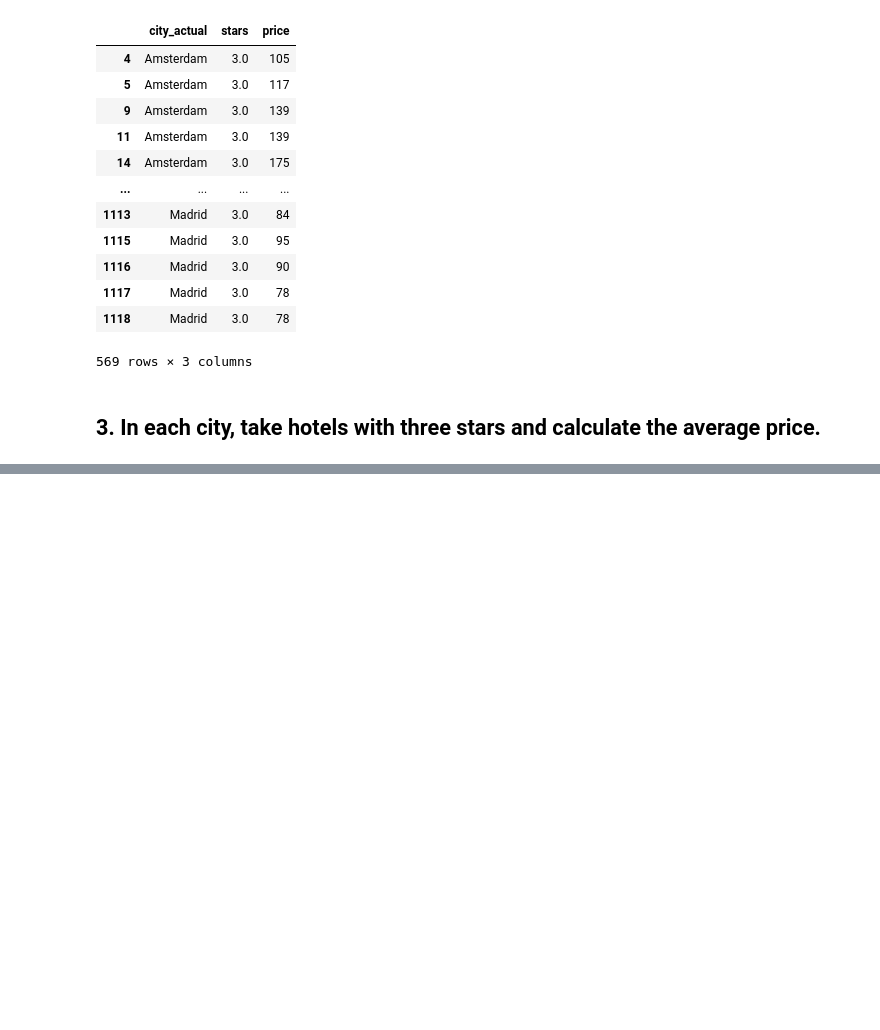
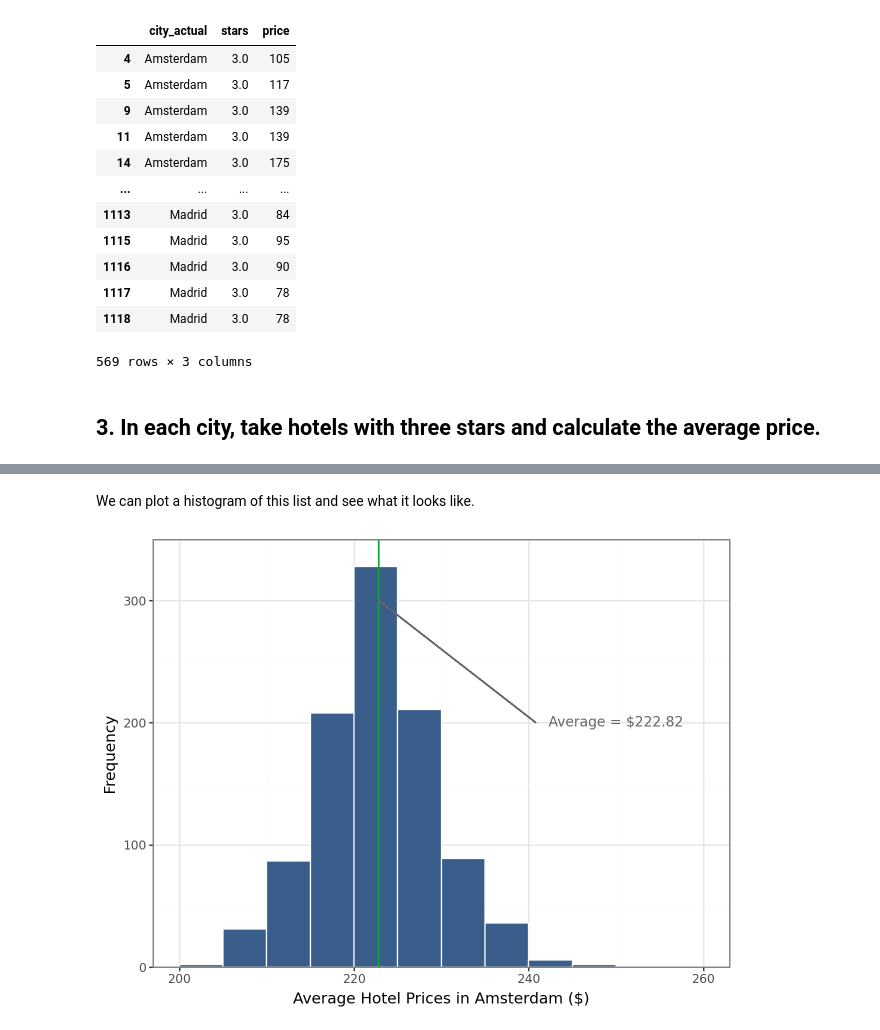
Before and after one commit to felipesebben/bk_data_analysis_studies, a Jupyter notebook: da_data_exercises/ch05-generalizing_from_data/03-hotels_europe/03-hotels_europe_std_error.ipynb, the cells around one changed output, grey strips where cells are left out. Drawn from its saved outputs; the diff is of its cells as text; code cells hidden in the pictures; blank space fills up the shorter version.

```diff
--- a/da_data_exercises/ch05-generalizing_from_data/03-hotels_europe/03-hotels_europe_std_error.ipynb
+++ b/da_data_exercises/ch05-generalizing_from_data/03-hotels_europe/03-hotels_europe_std_error.ipynb
@@ -224,0 +244,2 @@ ggplot(hotels_amsterdam, aes("price")) + geom_histogram(
+# %%
+amsterdam_prices = hotels_amsterdam["price"]
@@ -224,0 +248,18 @@ ggplot(hotels_amsterdam, aes("price")) + geom_histogram(
+# %%
+def create_bootstrap_samples(vector, n_samples=1000):
+    """
+    Performs Standard Boostrap for the Mean.
+    """
+
+    # Use the size of the original vector
+    n_obs = len(amsterdam_prices)
+
+    # Pre-allocate space (0 to n_samples-1)
+    samples_mean = np.zeros(n_samples)
+
+    for i in range(n_samples):
+        single_sample = np.random.choice(vector, size=n_obs, replace=True)
+
+        samples_mean[i] = np.mean(single_sample)
+
+    return samples_mean
@@ -224,0 +268,2 @@ ggplot(hotels_amsterdam, aes("price")) + geom_histogram(
+# %%
+amsterdam_means = create_bootstrap_samples(amsterdam_prices)
@@ -224,0 +290,17 @@ ggplot(hotels_amsterdam, aes("price")) + geom_histogram(
+# %% [markdown]
+We can plot a histogram of this list and see what it looks like.
+# %%
+ams_mean_df = pd.DataFrame({"price": amsterdam_means})
+# %%
+ggplot(ams_mean_df, aes("price")) + geom_histogram(
+    binwidth=5, color="white",fill=color[0], boundary=0, closed="left"
+) + geom_vline(xintercept=222.82, size=0.7, color=color[1]) + labs(
+    x="Average Hotel Prices in Amsterdam ($)", y="Frequency"
+ ) + coord_cartesian(xlim=[200, 260], ylim=[0, 350]
+) + scale_y_continuous(expand=[0,0]
+) + geom_segment(aes(x=222.82, y=300, xend=240.82, yend=200),lineend="projecting", color="#666666"
+) + annotate(
+    "text", x=250, y=200, label="Average = $222.82", size=10, color="#666666"
+) + theme_bw()
+# %% [output]
+[figure, added]
```
Also changed, not shown: parts of 22 cells of this notebook.
